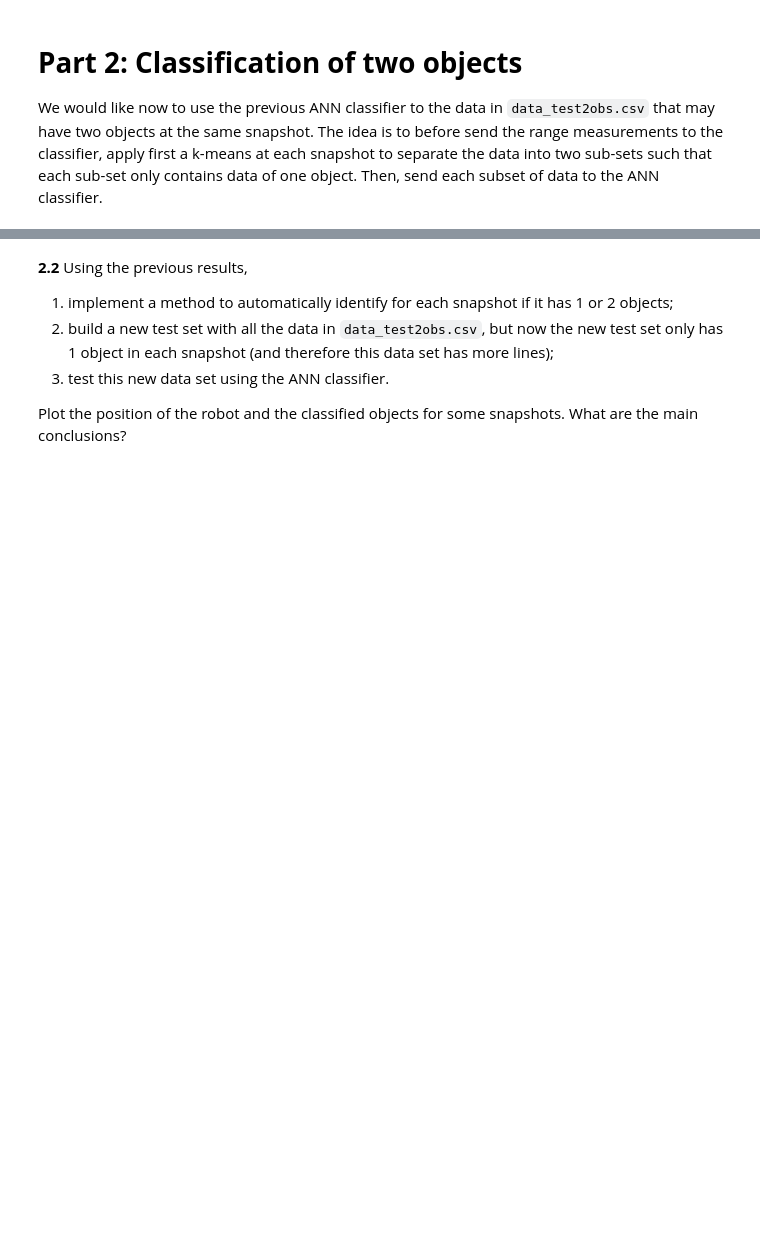
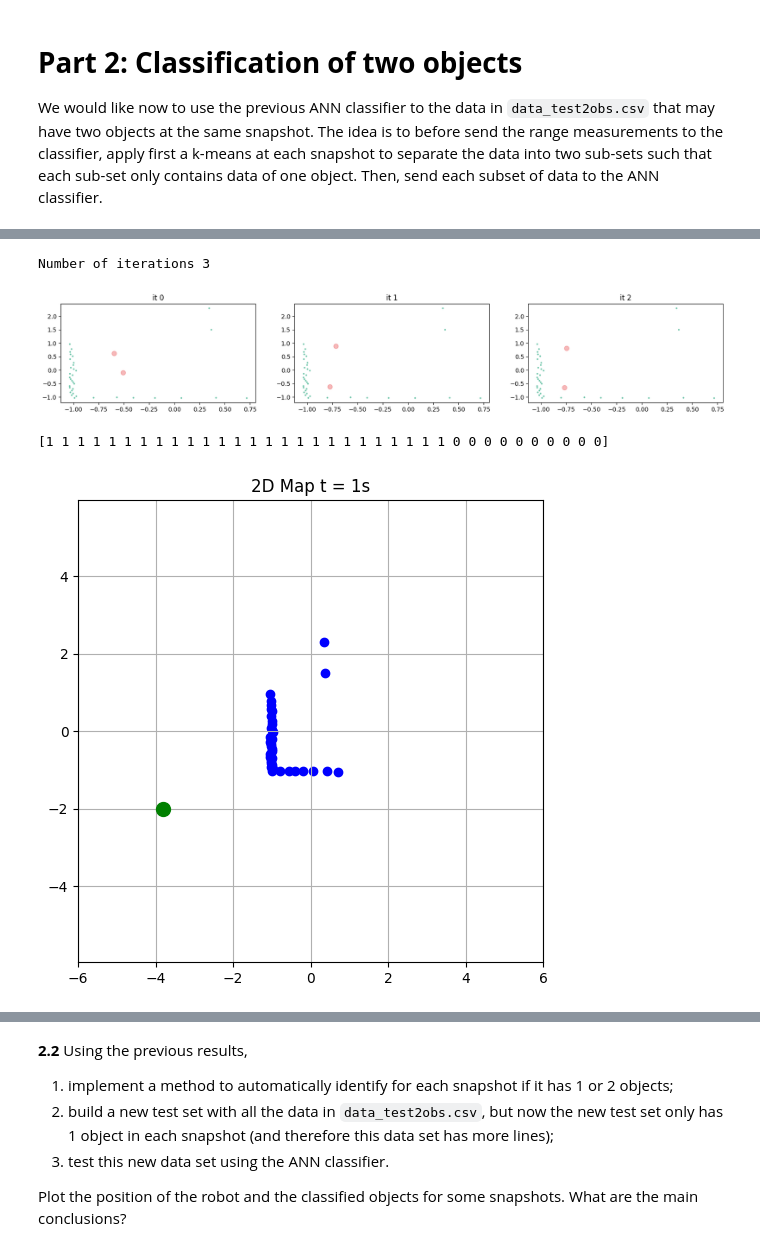
Before and after one commit to brumocas/ML_Projects, a Jupyter notebook: Proj2/ML_project2.ipynb, the cells around one changed output, grey strips where cells are left out. Cells and saved outputs as stored; diff of their text form; code cells hidden in the pictures; blank space fills up the shorter version.

Commit message:
KMean 2.1

```diff
--- a/Proj2/ML_project2.ipynb
+++ b/Proj2/ML_project2.ipynb
@@ -625,7 +623,7 @@ from sklearn.utils import shuffle
 trainingset_X, trainingset_Y = shuffle(trainingset_X, trainingset_Y, random_state=42)
 
 # Train the ANN
-model.train(trainingset_X, trainingset_Y, learn_rate = 0.1, epochs = 1000)
+model.train(trainingset_X, trainingset_Y, learn_rate = 0.1, epochs = 2000)
 # %% [output]
 Epoch 0  --> Loss: 0.4999
 Epoch 5  --> Loss: 0.2116
@@ -717,2 +717,9 @@ What can you conclude? \\
 Do not use sklearn or similar packages (use the results of notebook #10).
+# %%
+import pandas as pd
+df_test2obs = pd.read_csv('data_test2obs.csv', index_col=0)
+
+Lidar_range = df_test2obs.iloc[:, np.arange(2,362,1)].values
+px = df_test2obs["px"].values
+py = df_test2obs["py"].values
 # %%
@@ -767,0 +811,30 @@ print(clust)
+# %%
+# Build the cloud points in 2D map (t = 1s)
+x_o, y_o = [], []
+
+t=10*1
+for i in range(len(Lidar_range[t])):
+  if Lidar_range[t][i] > 0:
+    x_o.append(px[t]+Lidar_range[t][i]*np.cos(angle[i]/180*np.pi))
+    y_o.append(py[t]+Lidar_range[t][i]*np.sin(angle[i]/180*np.pi))
+
+X = np.array([x_o, y_o]).T
+centr, clust = kmeans_func(X, 2, show_plot=1, ini_method=0)
+print(clust)
+
+fig, ax = plt.subplots(figsize=(6,6))
+ax.axis('equal')
+xdim, ydim = 5, 5
+plt.xlim(-xdim-1,xdim+1)
+plt.ylim(-ydim-1,ydim+1)
+plt.plot(px[t], py[t], 'g.', ms=20)  #position of the robot
+plt.grid()
+
+plt.scatter(x_o, y_o, color='b')
+plt.title('2D Map t = 1s')
+plt.show()
+# %% [output]
+Number of iterations 3
+[figure, added]
+[1 1 1 1 1 1 1 1 1 1 1 1 1 1 1 1 1 1 1 1 1 1 1 1 1 1 0 0 0 0 0 0 0 0 0 0]
+[figure, added]
```
Also changed, not shown: parts of 12 cells of this notebook.
